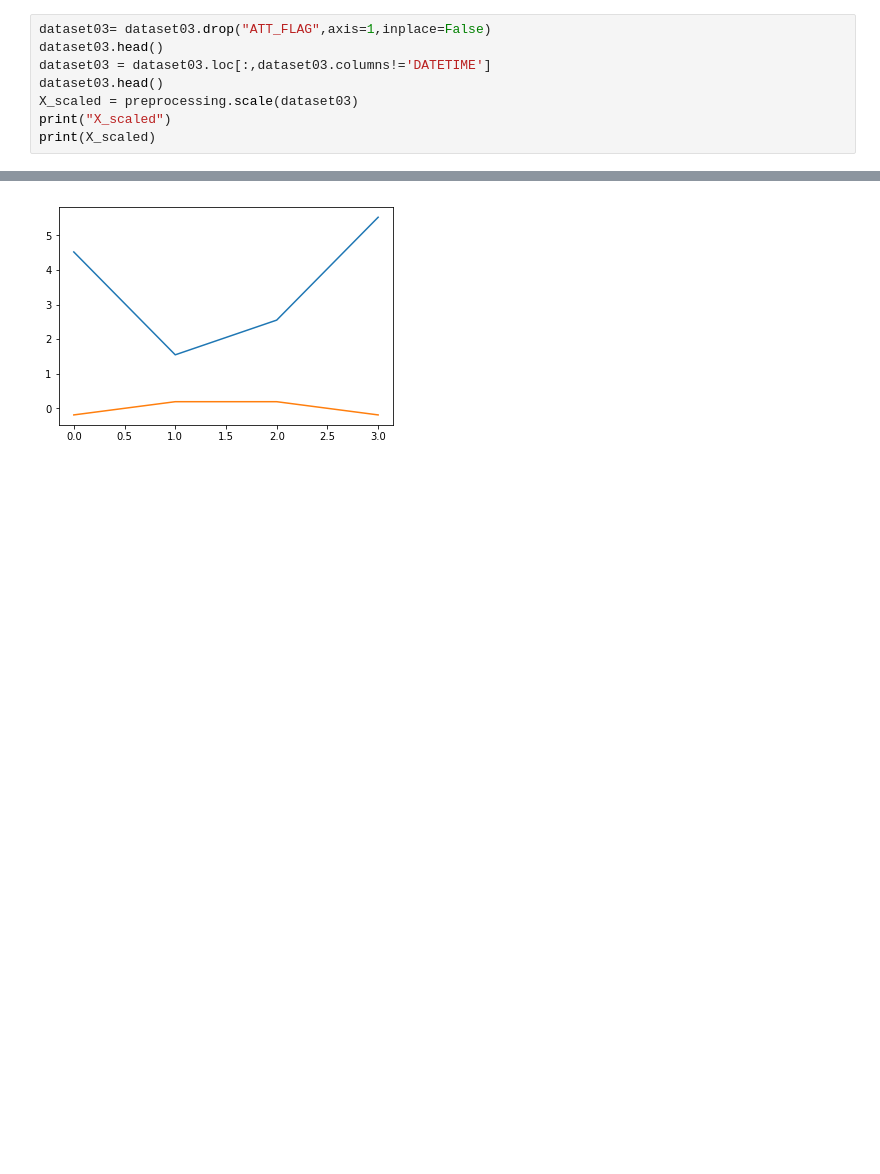
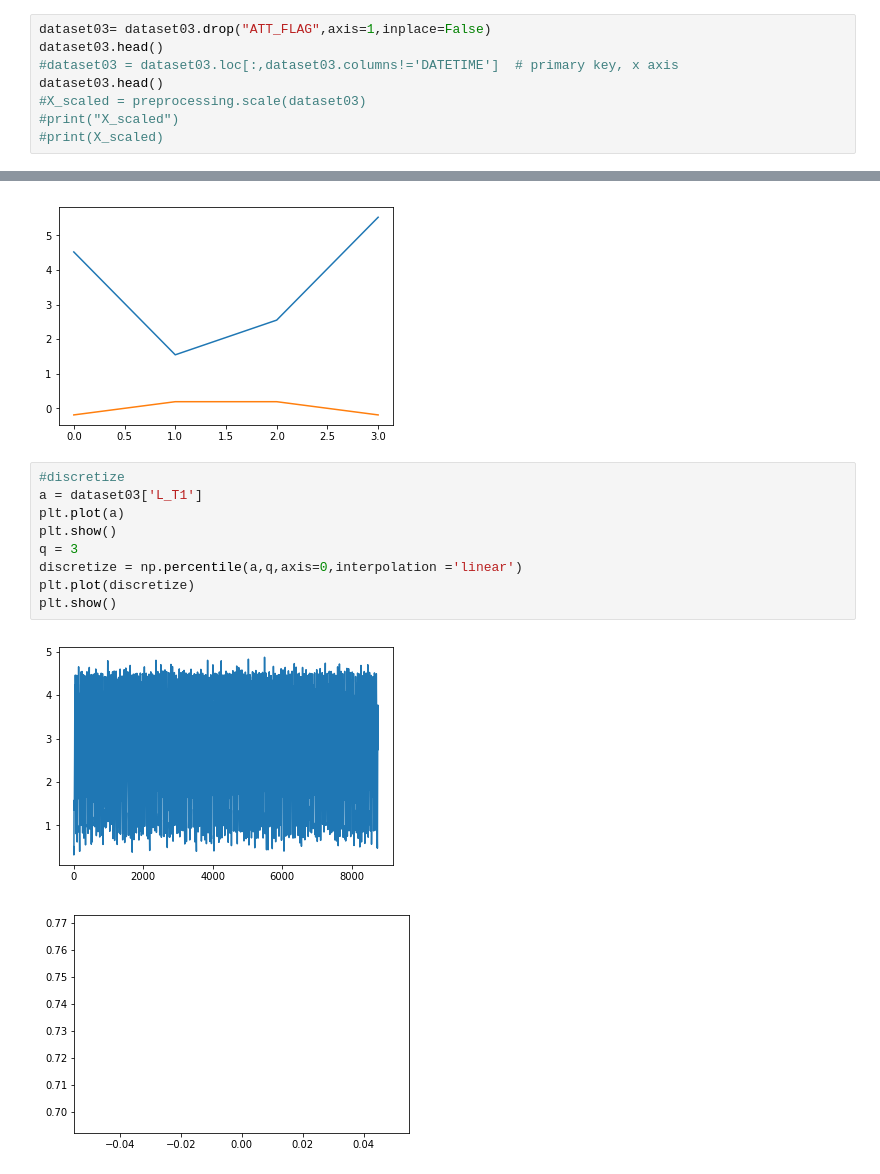
Before and after one commit to enreina/cs4035-lab, a Jupyter notebook: lab2/Discretization model.ipynb, the cells around one changed output, grey strips where cells are left out. Drawn from its saved outputs; the diff is of its cells as text; blank space fills up the shorter version.

```diff
--- a/lab2/Discretization model.ipynb
+++ b/lab2/Discretization model.ipynb
@@ -52,8 +52,8 @@ Index(['DATETIME', 'L_T1', 'L_T2', 'L_T3', 'L_T4', 'L_T5', 'L_T6', 'L_T7',
 # %%
 dataset03= dataset03.drop("ATT_FLAG",axis=1,inplace=False)
 dataset03.head()
-dataset03 = dataset03.loc[:,dataset03.columns!='DATETIME']
+#dataset03 = dataset03.loc[:,dataset03.columns!='DATETIME']  # primary key, x axis
 dataset03.head()
-X_scaled = preprocessing.scale(dataset03)
-print("X_scaled")
-print(X_scaled)
+#X_scaled = preprocessing.scale(dataset03)
+#print("X_scaled")
+#print(X_scaled)
@@ -84,3 +92,15 @@ plt.show()
 #pywt.wavelist(kind='discrete')
 # %% [output]
 [figure]
+# %%
+#discretize
+a = dataset03['L_T1']
+plt.plot(a)
+plt.show()
+q = 3
+discretize = np.percentile(a,q,axis=0,interpolation ='linear')
+plt.plot(discretize)
+plt.show()
+# %% [output]
+[figure, added]
+[figure, added]
```
Also changed, not shown: parts of 1 cell of this notebook.
